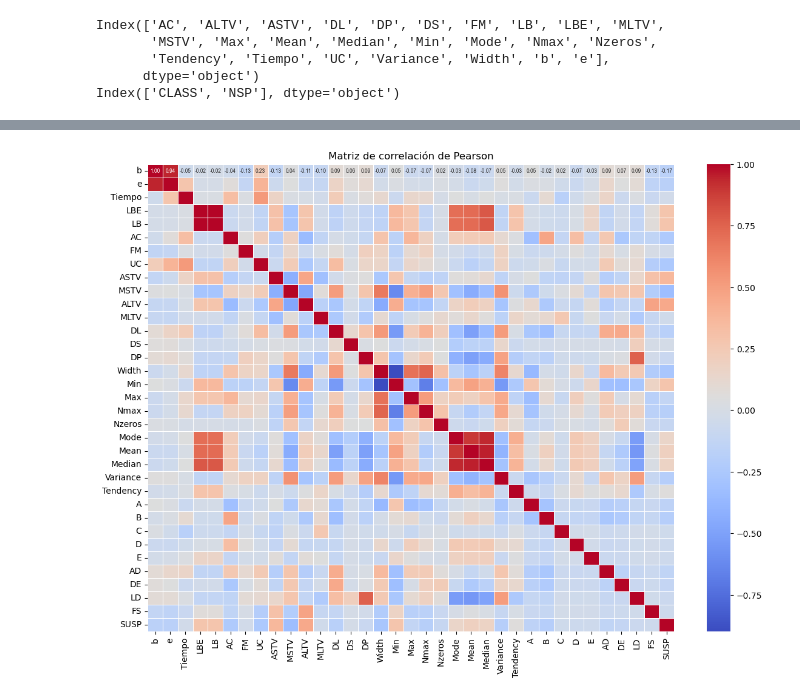
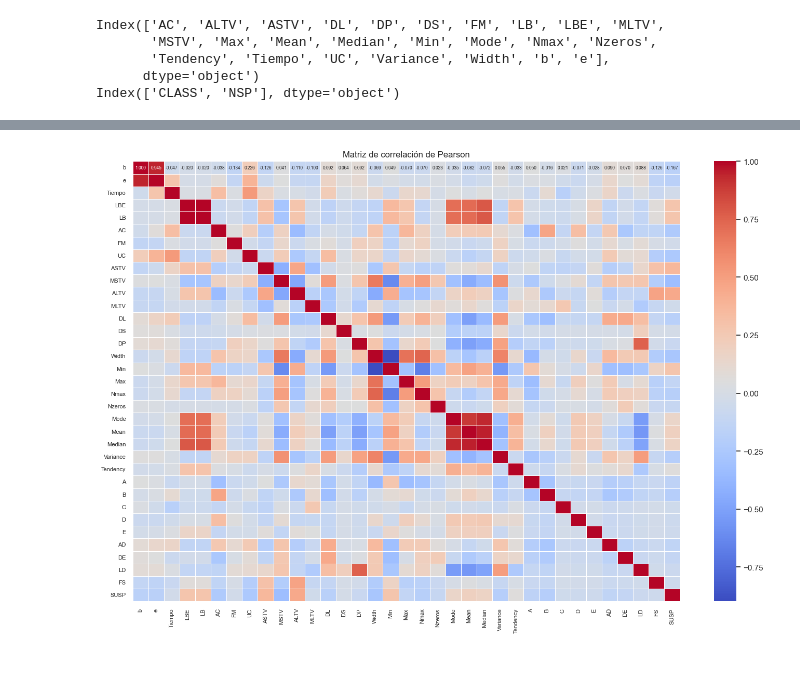
Before and after one commit to jgarciaug/cardiotocology, a Jupyter notebook: analisis.ipynb, the cells around one changed output, grey strips where cells are left out. Cells and saved outputs as stored; diff of their text form; code cells hidden in the pictures; blank space fills up the shorter version.

```diff
--- a/analisis.ipynb
+++ b/analisis.ipynb
@@ -216,13 +299,17 @@ plt.show()
 # %%
 #Analisis de correlacion
+sns.set(style="white", palette="muted")
 # Calcular la matriz de correlación de Pearson
 corr = df[numeric_cols_all].corr()
 
 # Configurar la visualización
-plt.figure(figsize=(14, 10))
-sns.heatmap(corr, annot=True, cmap='coolwarm', fmt=".2f", linewidths=0.5,
-            annot_kws={"fontsize": 6, "fontfamily": "arial"})
+plt.figure(figsize=(17, 11))
+sns.heatmap(corr, annot=True, cmap='coolwarm', fmt=".3f", linewidths=0.5,
+            annot_kws={"fontsize": 6})
+plt.title("Matriz de correlación de Pearson", fontsize=8)
+plt.xticks(fontsize=8)
+plt.yticks(fontsize=8)
 plt.title("Matriz de correlación de Pearson")
 plt.show()
 # %% [output]
-[figure, old version]
+[figure, new version]
```
Also changed, not shown: parts of 34 cells of this notebook.
